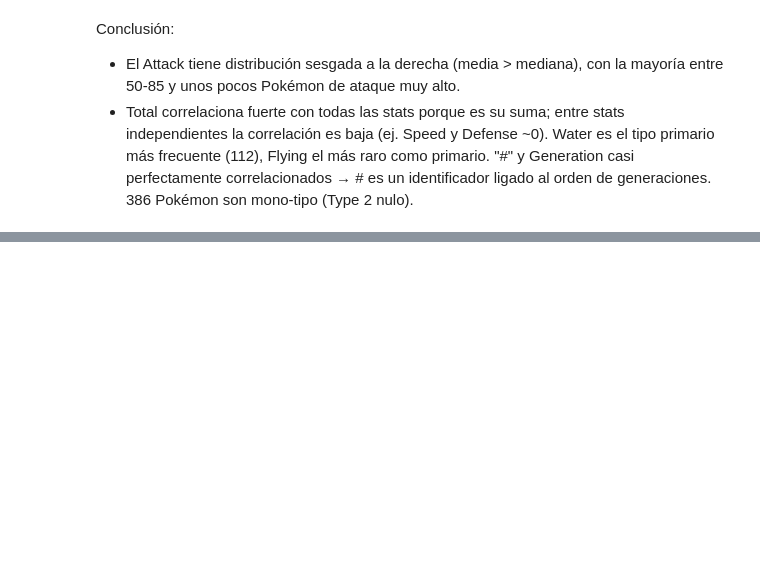
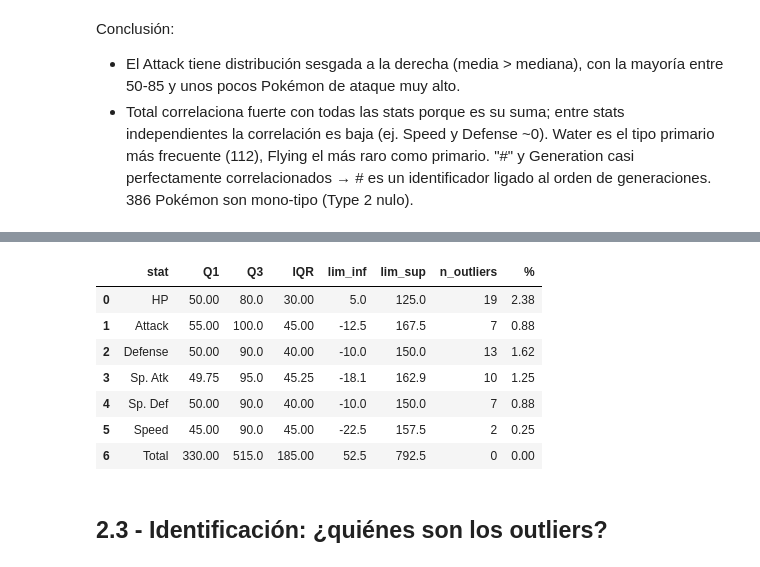
Before and after one commit to agusclap/IA2026, a Jupyter notebook: main.ipynb, the cells around one changed output, grey strips where cells are left out. Drawn from its saved outputs; the diff is of its cells as text; code cells hidden in the pictures; blank space fills up the shorter version.

```diff
--- a/main.ipynb
+++ b/main.ipynb
@@ -111,0 +247,32 @@ Water es el tipo primario más frecuente (112), Flying el más raro como primari
+# %%
+def contar_outliers(col):
+    q1 = df[col].quantile(0.25)
+    q3 = df[col].quantile(0.75)
+    iqr = q3 - q1
+    lim_inf = q1 - 1.5 * iqr
+    lim_sup = q3 + 1.5 * iqr
+    mask = (df[col] < lim_inf) | (df[col] > lim_sup)
+    return {
+        "stat": col,
+        "Q1": q1,
+        "Q3": q3,
+        "IQR": iqr,
+        "lim_inf": round(lim_inf, 1),
+        "lim_sup": round(lim_sup, 1),
+        "n_outliers": int(mask.sum()),
+        "%": round(100 * mask.mean(), 2),
+    }
+
+resumen = pd.DataFrame([contar_outliers(c) for c in stats + ["Total"]])
+resumen
+# %% [output]
+|  | stat | Q1 | Q3 | IQR | lim_inf | lim_sup | n_outliers | % |
+| 0 | HP | 50.00 | 80.0 | 30.00 | 5.0 | 125.0 | 19 | 2.38 |
+| 1 | Attack | 55.00 | 100.0 | 45.00 | -12.5 | 167.5 | 7 | 0.88 |
+| 2 | Defense | 50.00 | 90.0 | 40.00 | -10.0 | 150.0 | 13 | 1.62 |
+| 3 | Sp. Atk | 49.75 | 95.0 | 45.25 | -18.1 | 162.9 | 10 | 1.25 |
+| 4 | Sp. Def | 50.00 | 90.0 | 40.00 | -10.0 | 150.0 | 7 | 0.88 |
+| 5 | Speed | 45.00 | 90.0 | 45.00 | -22.5 | 157.5 | 2 | 0.25 |
+| 6 | Total | 330.00 | 515.0 | 185.00 | 52.5 | 792.5 | 0 | 0.00 |
+# %% [markdown]
+## 2.3 - Identificación: ¿quiénes son los outliers?
```
Also changed, not shown: parts of 23 cells of this notebook, 6 other files.
